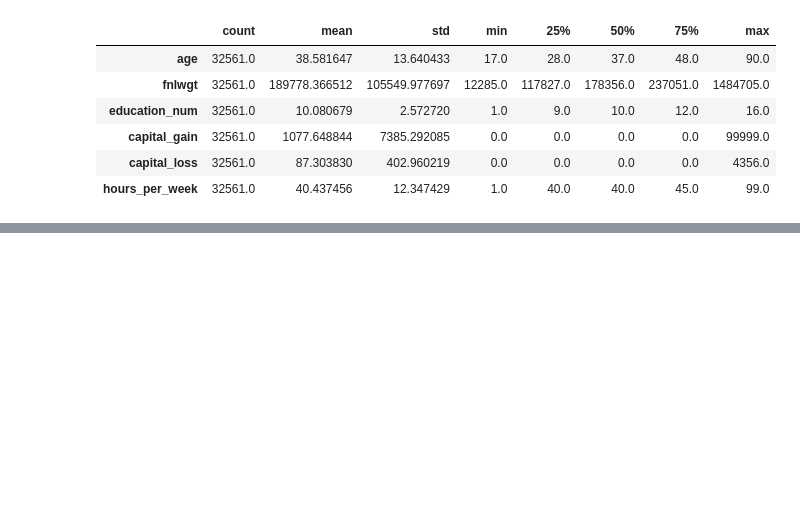
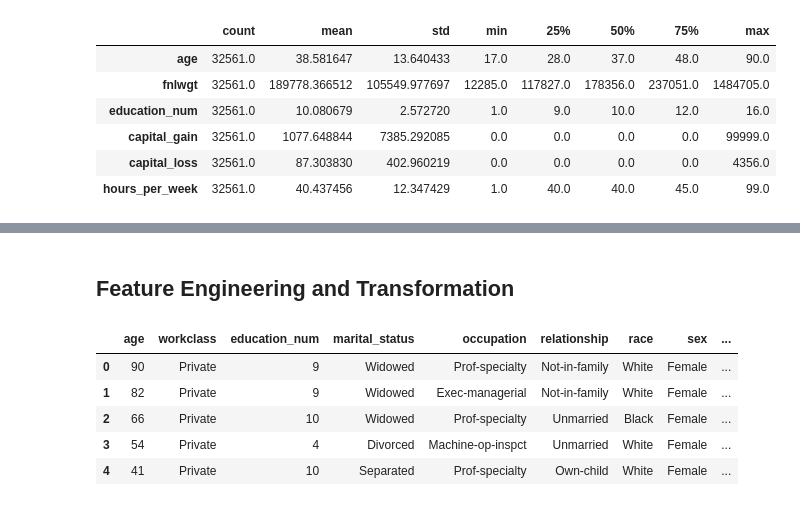
Before and after one commit to wiznikvibe/mlpractical, a Jupyter notebook: classification_models.ipynb, the cells around one changed output, grey strips where cells are left out. Saved outputs shown, nothing was run; the diff lists cells and outputs as text; code cells hidden in the pictures; blank space fills up the shorter version.

```diff
--- a/classification_models.ipynb
+++ b/classification_models.ipynb
@@ -202,0 +216,13 @@ plt.show()
+# %% [markdown]
+## Feature Engineering and Transformation
+# %%
+# Dropping Features
+df.drop(['fnlwgt','education'], axis=1 , inplace=True)
+df.head()
+# %% [output]
+|  | age | workclass | education_num | marital_status | occupation | relationship | race | sex | ... |
+| 0 | 90 | Private | 9 | Widowed | Prof-specialty | Not-in-family | White | Female | ... |
+| 1 | 82 | Private | 9 | Widowed | Exec-managerial | Not-in-family | White | Female | ... |
+| 2 | 66 | Private | 10 | Widowed | Prof-specialty | Unmarried | Black | Female | ... |
+| 3 | 54 | Private | 4 | Divorced | Machine-op-inspct | Unmarried | White | Female | ... |
+| 4 | 41 | Private | 10 | Separated | Prof-specialty | Own-child | White | Female | ... |
```
Also changed, not shown: parts of 55 cells of this notebook.
